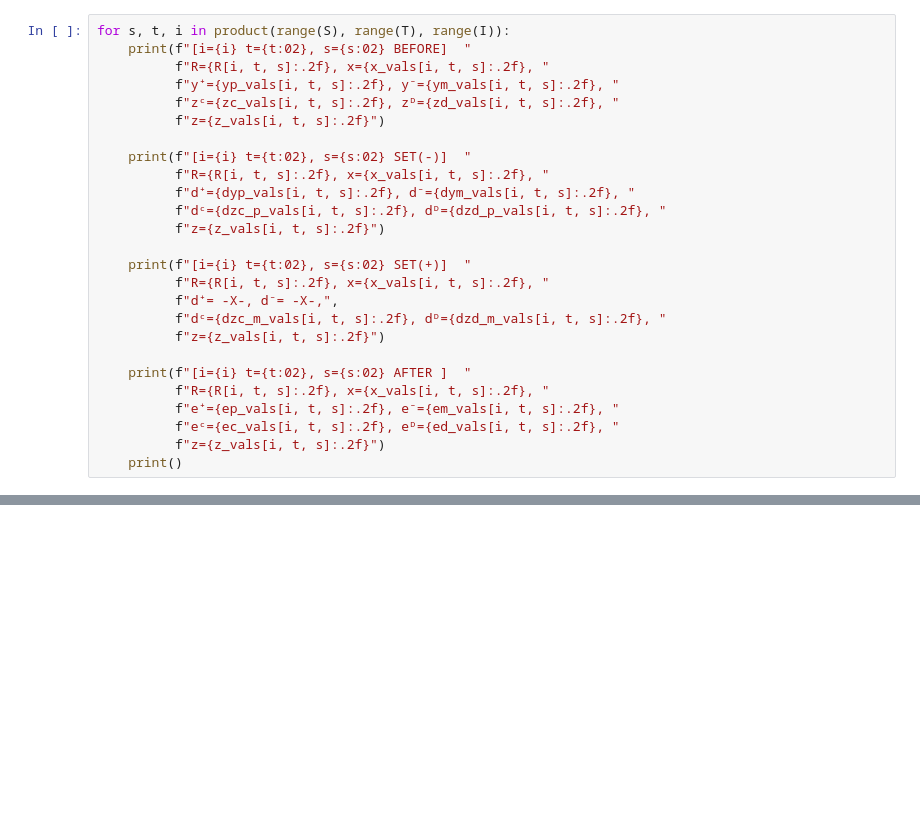
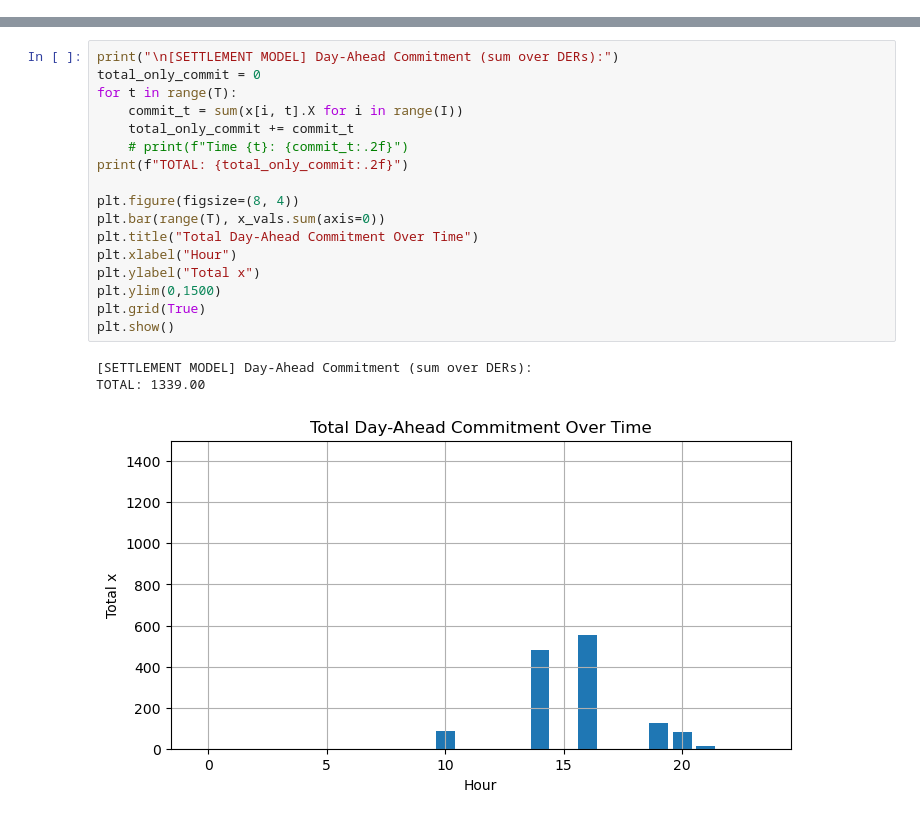
Before and after one commit to syeoyo/der, a Jupyter notebook: sder_set.ipynb, the cells around one changed output, grey strips where cells are left out. Cells and saved outputs as stored; diff of their text form; blank space fills up the shorter version.

```diff
--- a/sder_set.ipynb
+++ b/sder_set.ipynb
@@ -436,26 +99,0 @@ Total Profit   = 1591438.31, Objective Val  = 1591438.31
-# %%
-for s, t, i in product(range(S), range(T), range(I)):
-    print(f"[i={i} t={t:02}, s={s:02} BEFORE]  "
-          f"R={R[i, t, s]:.2f}, x={x_vals[i, t, s]:.2f}, "
-          f"y⁺={yp_vals[i, t, s]:.2f}, y⁻={ym_vals[i, t, s]:.2f}, "
-          f"zᶜ={zc_vals[i, t, s]:.2f}, zᴰ={zd_vals[i, t, s]:.2f}, "
-          f"z={z_vals[i, t, s]:.2f}")
-
-    print(f"[i={i} t={t:02}, s={s:02} SET(-)]  "
-          f"R={R[i, t, s]:.2f}, x={x_vals[i, t, s]:.2f}, "
-          f"d⁺={dyp_vals[i, t, s]:.2f}, d⁻={dym_vals[i, t, s]:.2f}, "
-          f"dᶜ={dzc_p_vals[i, t, s]:.2f}, dᴰ={dzd_p_vals[i, t, s]:.2f}, "
-          f"z={z_vals[i, t, s]:.2f}")
-
-    print(f"[i={i} t={t:02}, s={s:02} SET(+)]  "
-          f"R={R[i, t, s]:.2f}, x={x_vals[i, t, s]:.2f}, "
-          f"d⁺= -X-, d⁻= -X-,",
-          f"dᶜ={dzc_m_vals[i, t, s]:.2f}, dᴰ={dzd_m_vals[i, t, s]:.2f}, "
-          f"z={z_vals[i, t, s]:.2f}")
-
-    print(f"[i={i} t={t:02}, s={s:02} AFTER ]  "
-          f"R={R[i, t, s]:.2f}, x={x_vals[i, t, s]:.2f}, "
-          f"e⁺={ep_vals[i, t, s]:.2f}, e⁻={em_vals[i, t, s]:.2f}, "
-          f"eᶜ={ec_vals[i, t, s]:.2f}, eᴰ={ed_vals[i, t, s]:.2f}, "
-          f"z={z_vals[i, t, s]:.2f}")
-    print()
@@ -527,0 +117,21 @@ for s, t in product(range(S), range(T)):
+# %%
+print("\n[SETTLEMENT MODEL] Day-Ahead Commitment (sum over DERs):")
+total_only_commit = 0
+for t in range(T):
+    commit_t = sum(x[i, t].X for i in range(I))
+    total_only_commit += commit_t
+    # print(f"Time {t}: {commit_t:.2f}")
+print(f"TOTAL: {total_only_commit:.2f}")
+
+plt.figure(figsize=(8, 4))
+plt.bar(range(T), x_vals.sum(axis=0))
+plt.title("Total Day-Ahead Commitment Over Time")
+plt.xlabel("Hour")
+plt.ylabel("Total x")
+plt.ylim(0,1500)
+plt.grid(True)
+plt.show()
+# %% [output]
+[SETTLEMENT MODEL] Day-Ahead Commitment (sum over DERs):
+TOTAL: 1339.00
+[figure, added]
```
Also changed, not shown: parts of 9 cells of this notebook, 9 other files.
